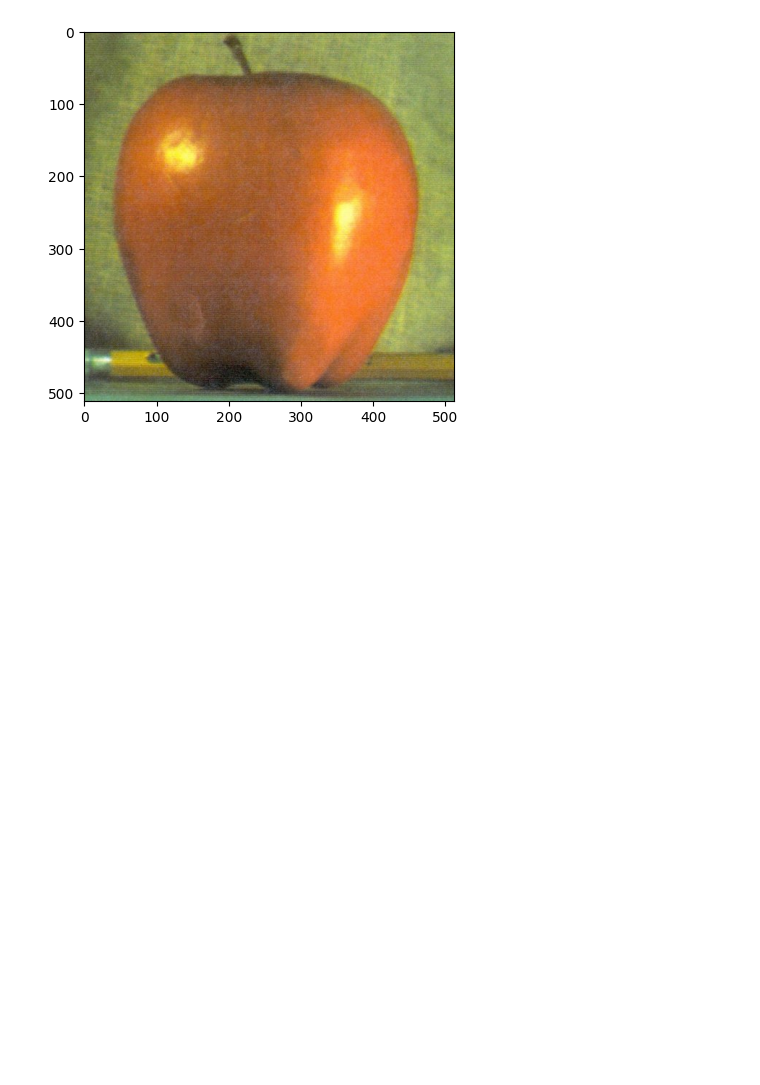
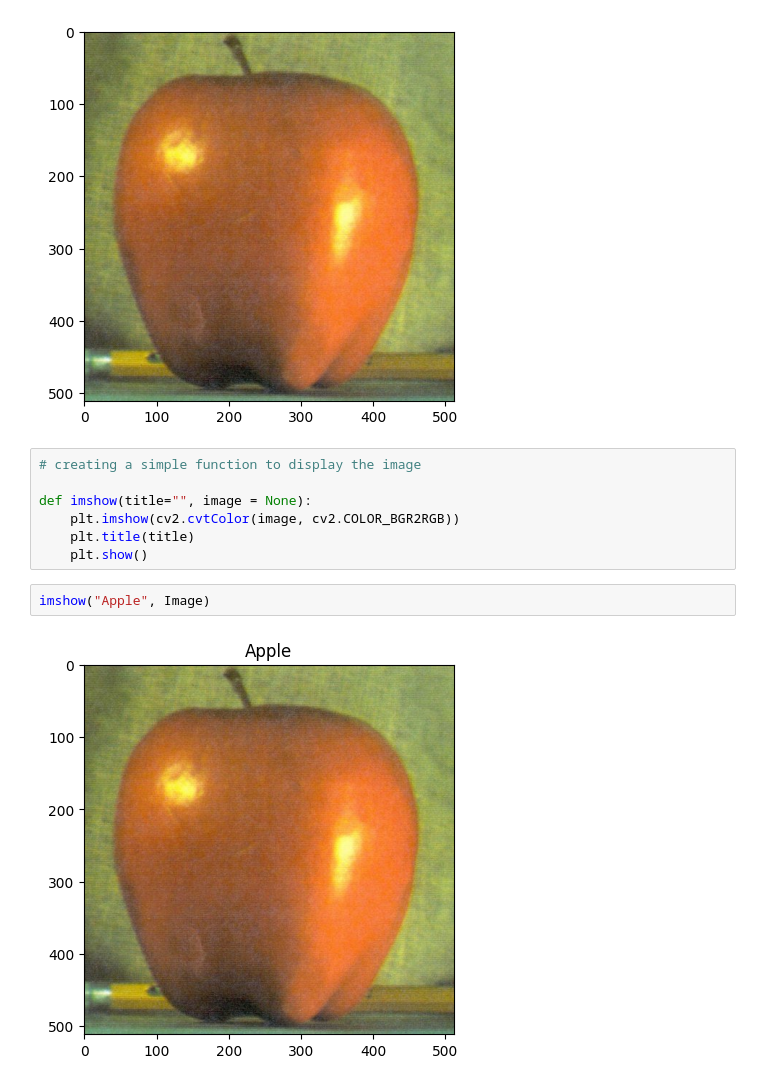
Before and after one commit to maxprogrammer007/Computer-Vision, a Jupyter notebook: 01_Image_Operations/01_getting_started_opencv.ipynb, the cells around one changed output. Saved outputs shown, nothing was run; the diff lists cells and outputs as text; blank space fills up the shorter version.

```diff
--- a/01_Image_Operations/01_getting_started_opencv.ipynb
+++ b/01_Image_Operations/01_getting_started_opencv.ipynb
@@ -16,3 +16,14 @@ plt.imshow(cv2.cvtColor(Image, cv2.COLOR_BGR2RGB))
 plt.show()
 # %% [output]
 [figure]
+# %%
+# creating a simple function to display the image
+
+def imshow(title="", image = None):
+    plt.imshow(cv2.cvtColor(image, cv2.COLOR_BGR2RGB))
+    plt.title(title)
+    plt.show()
+# %%
+imshow("Apple", Image)
+# %% [output]
+[figure, added]
```
